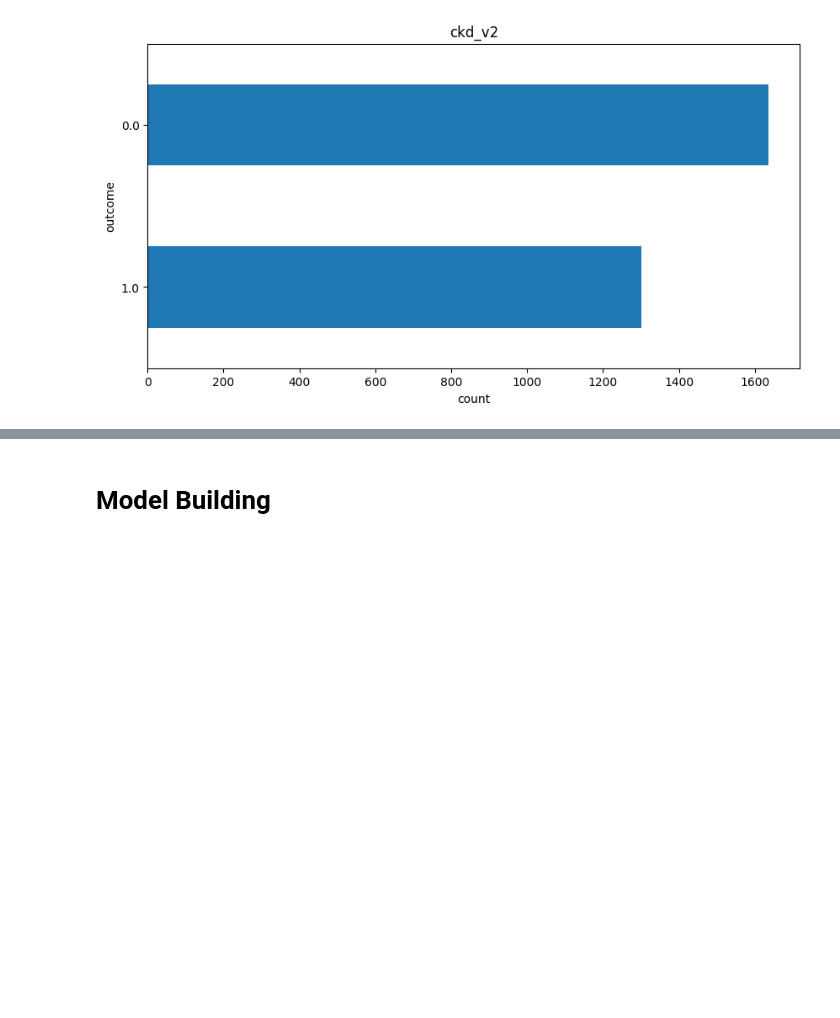
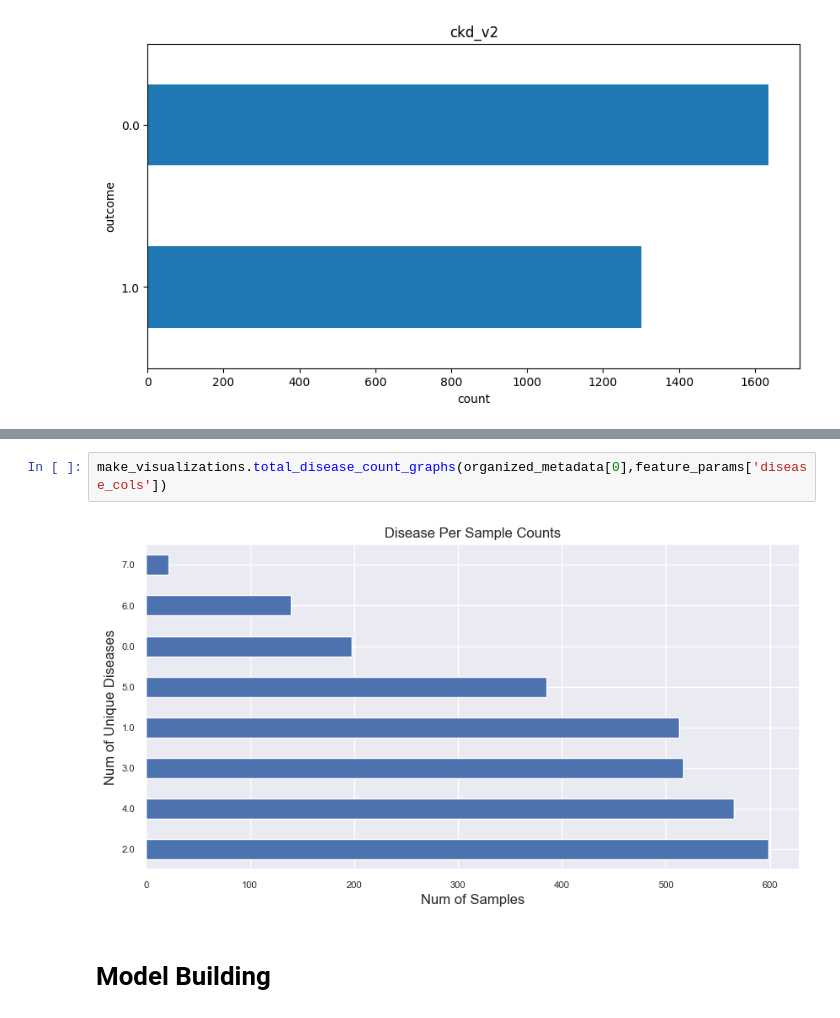
Before and after one commit to Amandoj/DSC180-Q2-Project, a Jupyter notebook: analysis.ipynb, the cells around one changed output, grey strips where cells are left out. Drawn from its saved outputs; the diff is of its cells as text; blank space fills up the shorter version.

```diff
--- a/analysis.ipynb
+++ b/analysis.ipynb
@@ -119,3 +128,7 @@ make_visualizations.total_disease_count_graphs(metadata,['ckd2','abdominal_obesi
+# %%
+make_visualizations.total_disease_count_graphs(organized_metadata[0],feature_params['disease_cols'])
+# %% [output]
+[figure, added]
 # %% [markdown]
 # Model Building
 # %%
```
Also changed, not shown: parts of 8 cells of this notebook, 2 other files.
